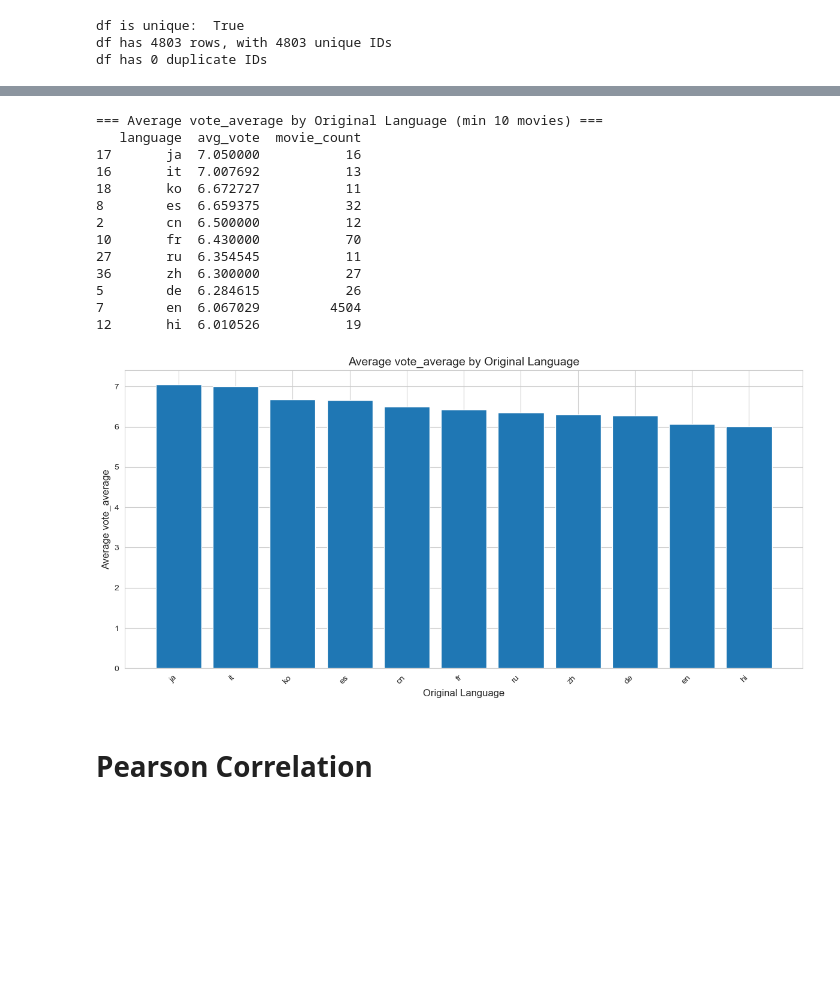
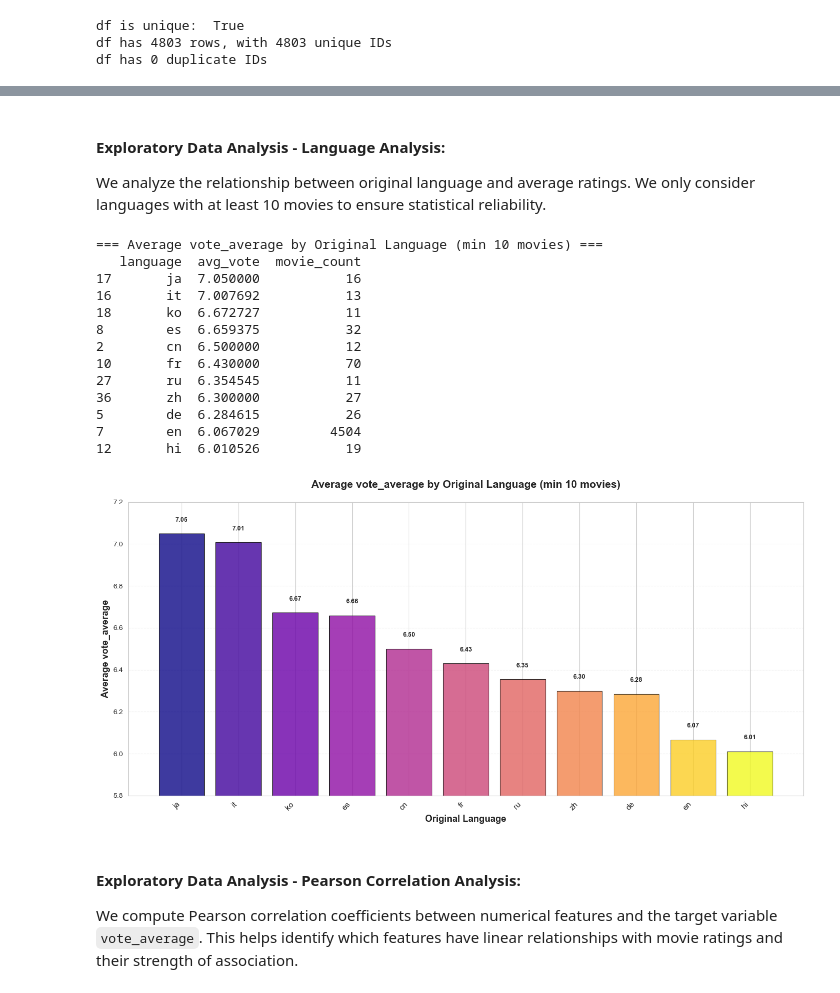
Before and after one commit to chuyiting/TMDB_Rating_Prediction, a Jupyter notebook: analysis.ipynb, the cells around one changed output, grey strips where cells are left out. Cells and saved outputs as stored; diff of their text form; code cells hidden in the pictures; blank space fills up the shorter version.

```diff
--- a/analysis.ipynb
+++ b/analysis.ipynb
@@ -8,5 +8,5 @@ The dataset was collected by compiling publicly available metadata from TMDb's A
 import pandas as pd
 import numpy as np
 
-df_credits=pd.read_csv('dataset/tmdb_5000_credits.csv')
-df=pd.read_csv('dataset/tmdb_5000_movies.csv')
+df_credits=pd.read_csv('archive/tmdb_5000_credits.csv')
+df=pd.read_csv('archive/tmdb_5000_movies.csv')
@@ -233,39 +230,57 @@ Name: vote_average, dtype: float64
+# %% [markdown]
+#### Exploratory Data Analysis - Language Analysis:
+We analyze the relationship between original language and average ratings. We only consider languages with at least 10 movies to ensure statistical reliability.
 # %%
 language_stats = df.groupby('original_language').agg({
     'vote_average': ['mean', 'count']
 }).reset_index()
 language_stats.columns = ['language', 'avg_vote', 'movie_count']
 language_stats = language_stats[language_stats['movie_count'] >= 10]  # Languages with at least 10 movies
 language_stats = language_stats.sort_values('avg_vote', ascending=False)
 
 print("=== Average vote_average by Original Language (min 10 movies) ===")
 print(language_stats)
 
-plt.figure(figsize=(12, 6))
-plt.bar(range(len(language_stats)), language_stats['avg_vote'])
-plt.xticks(range(len(language_stats)), language_stats['language'], rotation=45, ha='right')
-plt.xlabel('Original Language', fontsize=12)
-plt.ylabel('Average vote_average', fontsize=12)
-plt.title('Average vote_average by Original Language', fontsize=14)
+# Create a more visually appealing plot
+plt.figure(figsize=(14, 7))
+colors = plt.cm.plasma(np.linspace(0, 1, len(language_stats)))
+bars = plt.bar(range(len(language_stats)), language_stats['avg_vote'],
+               color=colors, edgecolor='black', linewidth=0.8, alpha=0.8)
+
+# Add value labels on top of bars
+for i, (bar, value) in enumerate(zip(bars, language_stats['avg_vote'])):
+    plt.text(bar.get_x() + bar.get_width()/2, bar.get_height() + 0.05,
+             f'{value:.2f}', ha='center', va='bottom', fontsize=9, fontweight='bold')
+
+plt.xticks(range(len(language_stats)), language_stats['language'],
+           rotation=45, ha='right', fontsize=11)
+plt.yticks(fontsize=10)
+plt.xlabel('Original Language', fontsize=13, fontweight='bold')
+plt.ylabel('Average vote_average', fontsize=13, fontweight='bold')
+plt.title('Average vote_average by Original Language (min 10 movies)',
+          fontsize=15, fontweight='bold', pad=20)
+plt.grid(axis='y', alpha=0.3, linestyle='--')
+plt.ylim(5.8, 7.2)
 plt.tight_layout()
 plt.show()
 # %% [output]
 === Average vote_average by Original Language (min 10 movies) ===
    language  avg_vote  movie_count
 17       ja  7.050000           16
 16       it  7.007692           13
 18       ko  6.672727           11
 8        es  6.659375           32
 2        cn  6.500000           12
 10       fr  6.430000           70
 27       ru  6.354545           11
 36       zh  6.300000           27
 5        de  6.284615           26
 7        en  6.067029         4504
 12       hi  6.010526           19
-[figure, old version]
+[figure, new version]
 # %% [markdown]
-# Pearson Correlation
+#### Exploratory Data Analysis - Pearson Correlation Analysis:
+We compute Pearson correlation coefficients between numerical features and the target variable `vote_average`. This helps identify which features have linear relationships with movie ratings and their strength of association.
 # %%
 numerical_features = ['budget', 'popularity', 'revenue', 'runtime',
                       'num_genres', 'num_keywords', 'num_production_companies',
```
Also changed, not shown: parts of 22 cells of this notebook, 1 other file.
